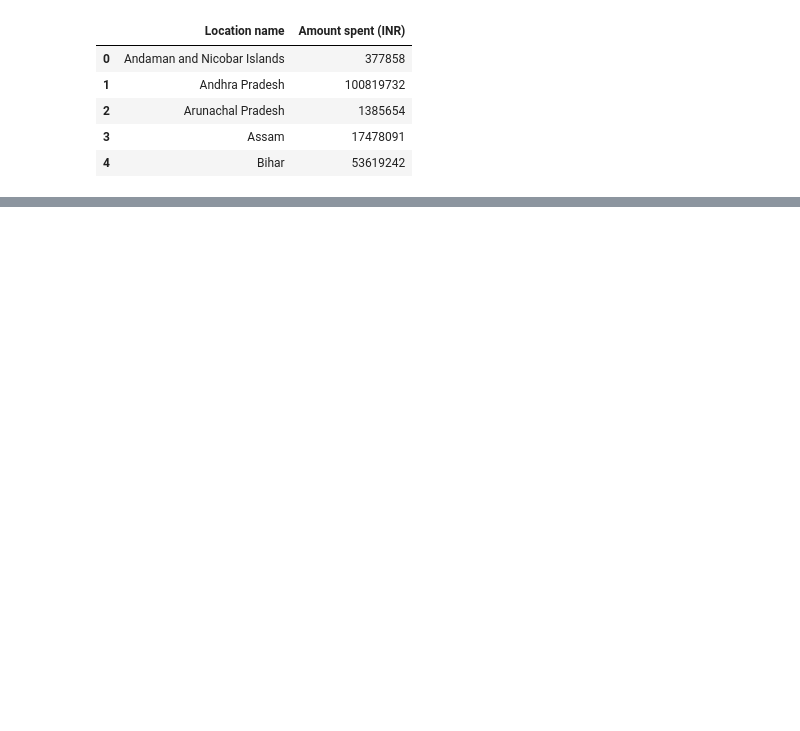
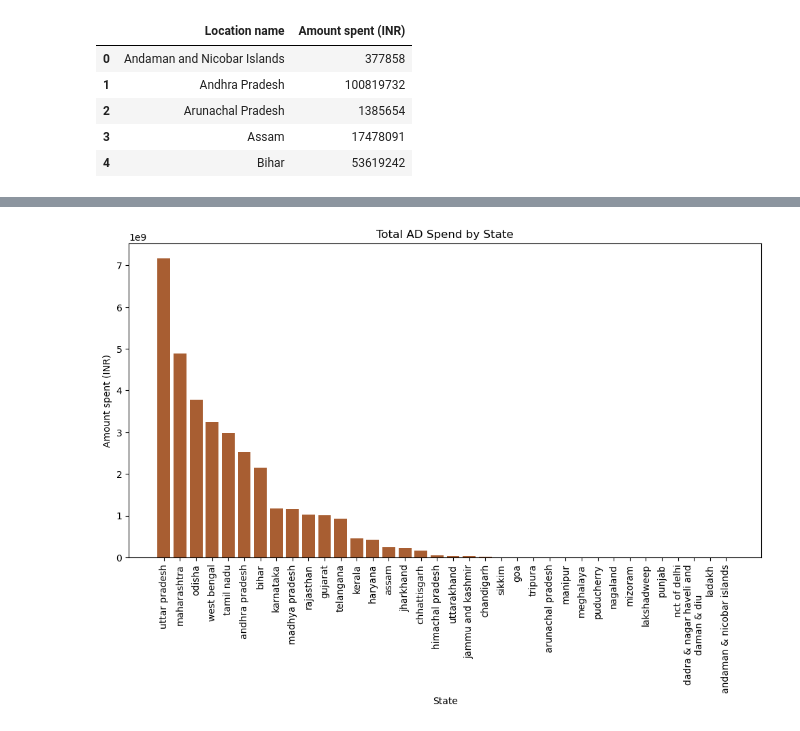
Before and after one commit to sandeepgalipelli/Elections-Ad-Spending-Analysis, a Jupyter notebook: ElectionAdSpending.ipynb, the cells around one changed output, grey strips where cells are left out. Saved outputs shown, nothing was run; the diff lists cells and outputs as text; code cells hidden in the pictures; blank space fills up the shorter version.

Commit message:
New Charts

```diff
--- a/ElectionAdSpending.ipynb
+++ b/ElectionAdSpending.ipynb
@@ -33,0 +35,11 @@ results.head()
+# %%
+results['State']= results['State'].str.strip().str.lower()
+locations['Location name'] = locations['Location name'].str.strip().str.lower()
+merged_data = results.merge(
+    locations,
+    left_on='State',
+    right_on='Location name',
+    how='left'
+)
+
+merged_data.head()
@@ -33,0 +53,12 @@ results.head()
+# %%
+#AmountspendStatewise
+state_ad_spend = merged_data.groupby('State')['Amount spent (INR)'].sum().sort_values(ascending=False)
+plt.figure(figsize=(12, 6))
+plt.bar(state_ad_spend.index, state_ad_spend.values,color='#a85e32')
+plt.title('Total AD Spend by State')
+plt.xlabel('State')
+plt.ylabel('Amount spent (INR)')
+plt.xticks(rotation=90)
+plt.show()
+# %% [output]
+[figure, added]
```
Also changed, not shown: parts of 11 cells of this notebook.
